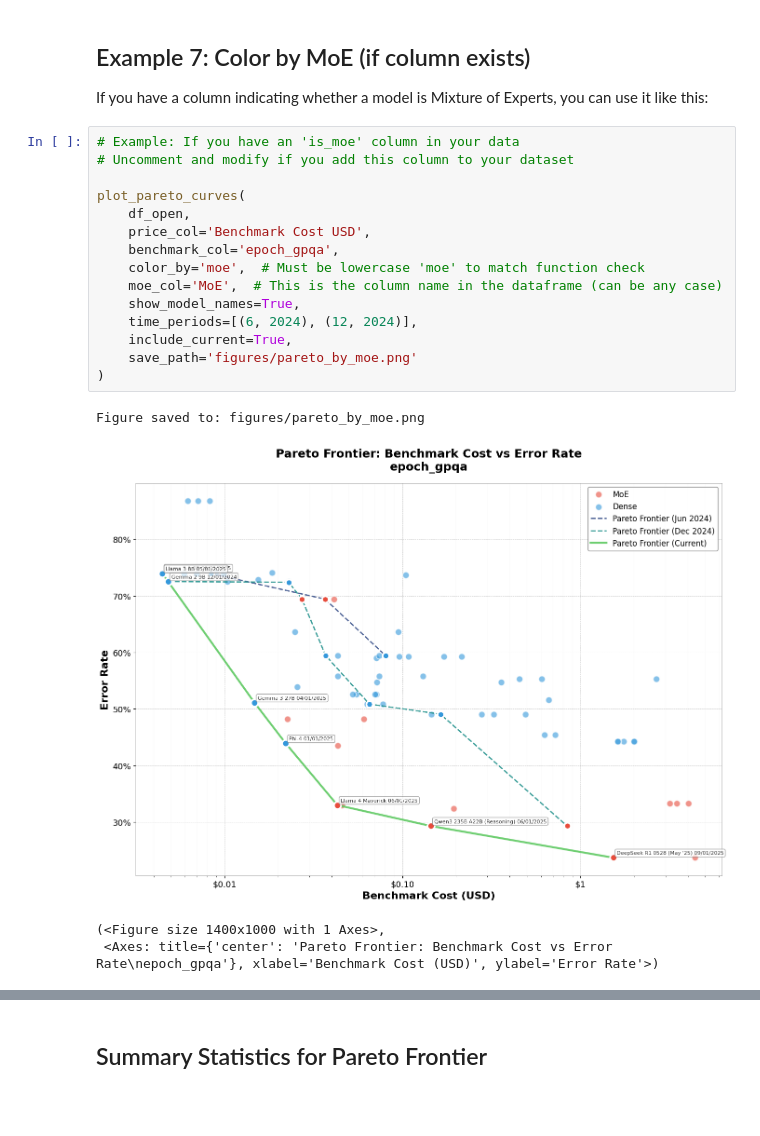
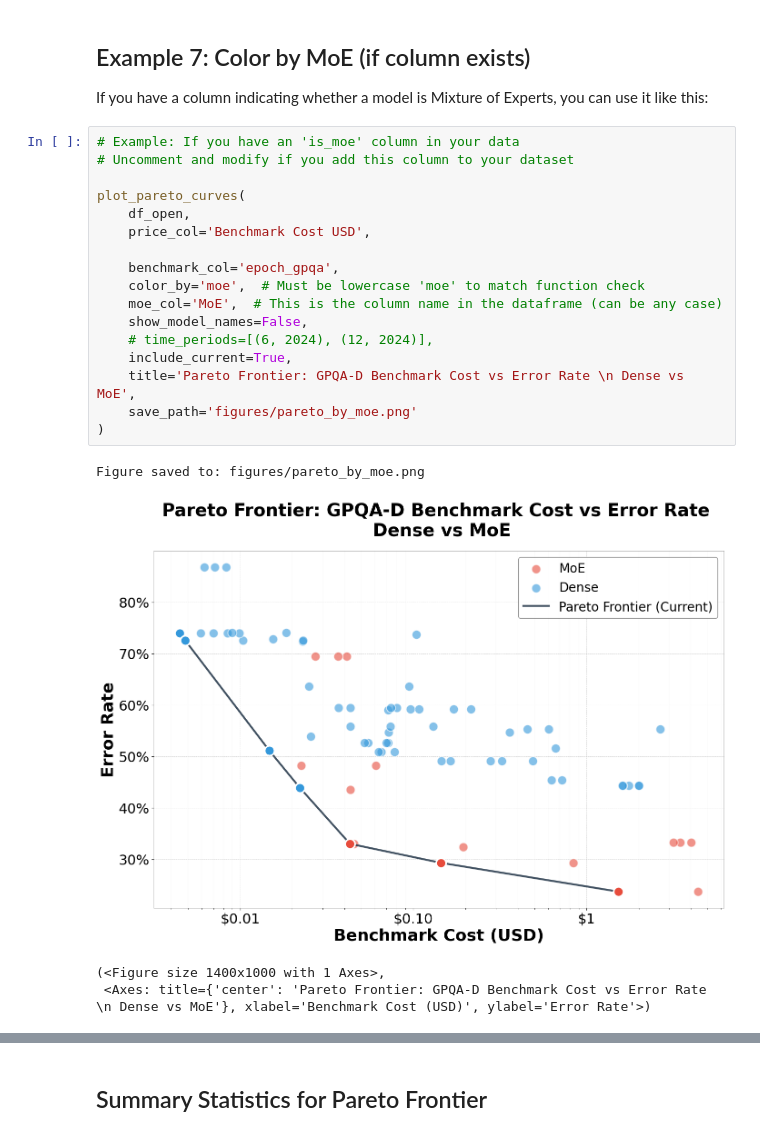
Before and after one commit to hansgundlach/Algorithmic_Progress_Inference, a Jupyter notebook: pareto_curves.ipynb, the cells around one changed output, grey strips where cells are left out. Saved outputs shown, nothing was run; the diff lists cells and outputs as text; blank space fills up the shorter version.

```diff
--- a/pareto_curves.ipynb
+++ b/pareto_curves.ipynb
@@ -599,23 +615,25 @@ If you have a column indicating whether a model is Mixture of Experts, you can u
 # %%
 # Example: If you have an 'is_moe' column in your data
 # Uncomment and modify if you add this column to your dataset
 
 plot_pareto_curves(
     df_open,
     price_col='Benchmark Cost USD',
+
     benchmark_col='epoch_gpqa',
     color_by='moe',  # Must be lowercase 'moe' to match function check
     moe_col='MoE',  # This is the column name in the dataframe (can be any case)
-    show_model_names=True,
-    time_periods=[(6, 2024), (12, 2024)],
+    show_model_names=False,
+    # time_periods=[(6, 2024), (12, 2024)],
     include_current=True,
+    title='Pareto Frontier: GPQA-D Benchmark Cost vs Error Rate \n Dense vs MoE',
     save_path='figures/pareto_by_moe.png'
 )
 # %% [output]
 Figure saved to: figures/pareto_by_moe.png
-[figure, old version]
+[figure, new version]
 (<Figure size 1400x1000 with 1 Axes>,
- <Axes: title={'center': 'Pareto Frontier: Benchmark Cost vs Error Rate\nepoch_gpqa'}, xlabel='Benchmark Cost (USD)', ylabel='Error Rate'>)
+ <Axes: title={'center': 'Pareto Frontier: GPQA-D Benchmark Cost vs Error Rate \n Dense vs MoE'}, xlabel='Benchmark Cost (USD)', ylabel='Error Rate'>)
 # %%
 # Example: If you have an 'is_moe' column in your data
 # Uncomment and modify if you add this column to your dataset
```
Also changed, not shown: parts of 13 cells of this notebook, 8 other files.
